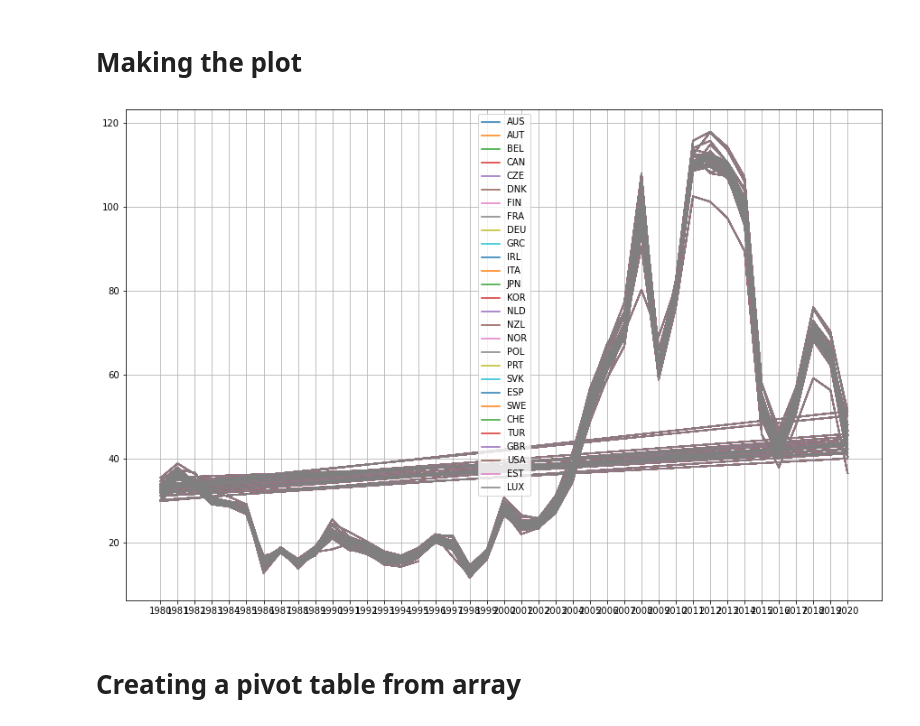
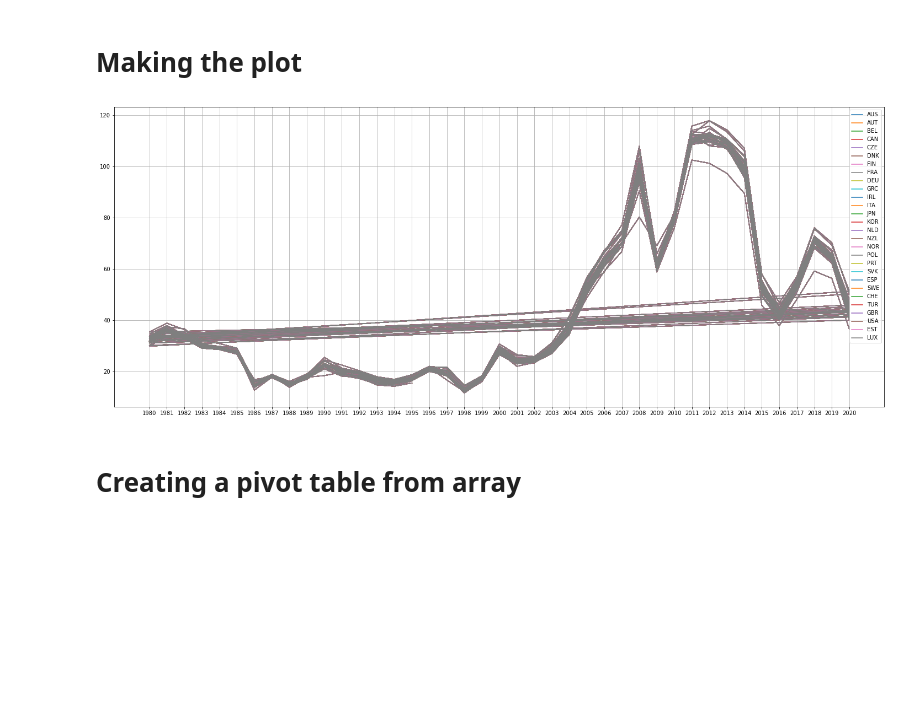
Before and after one commit to achen2018/cs103a-cpa01, a Jupyter notebook: cpa01.ipynb, the cells around one changed output. Drawn from its saved outputs; the diff is of its cells as text; code cells hidden in the pictures; blank space fills up the shorter version.

```diff
--- a/cpa01.ipynb
+++ b/cpa01.ipynb
@@ -92,14 +92,14 @@ array(['AUS', 'AUT', 'BEL', 'CAN', 'CZE', 'DNK', 'FIN', 'FRA', 'DEU',
 # %% [markdown]
 # Making the plot
 # %%
-plt.figure(figsize=(15,10))
+plt.figure(figsize=(25,10))
 for location in locations:
     d1 = df[df['FREQUENCY']=='A']
     plt.plot(d1['TIME'], d1['Value'], label = location)
 plt.legend()
 plt.grid()
 # %% [output]
-[figure, old version]
+[figure, new version]
 # %% [markdown]
 # Creating a pivot table from array
 # %%
```
Also changed, not shown: parts of 8 cells of this notebook.
